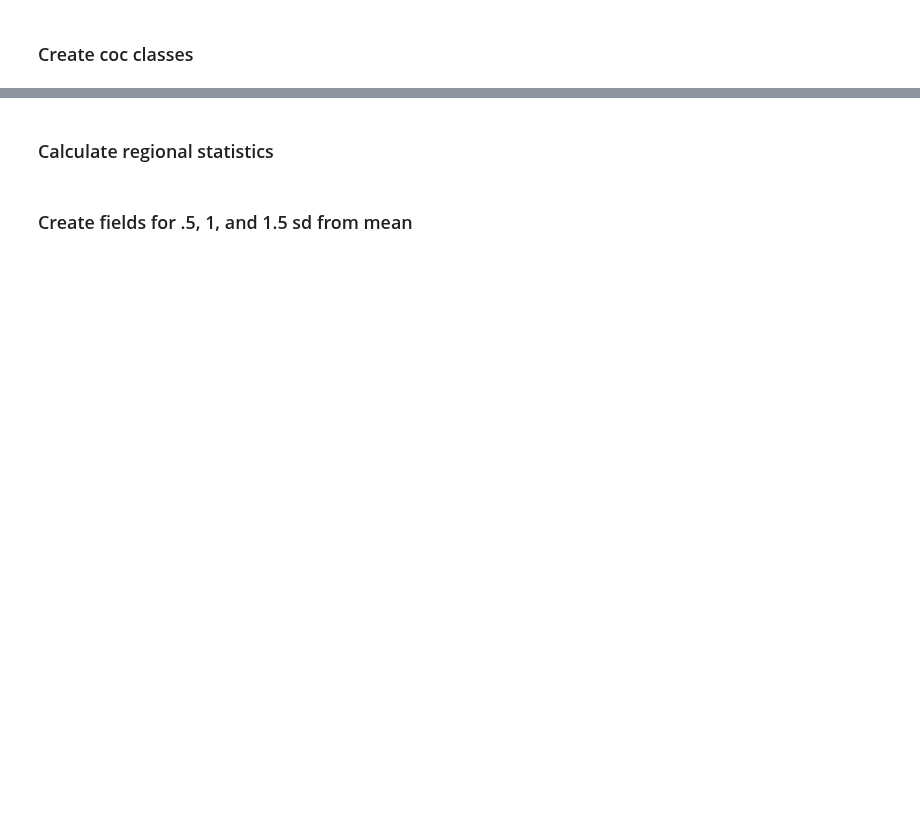
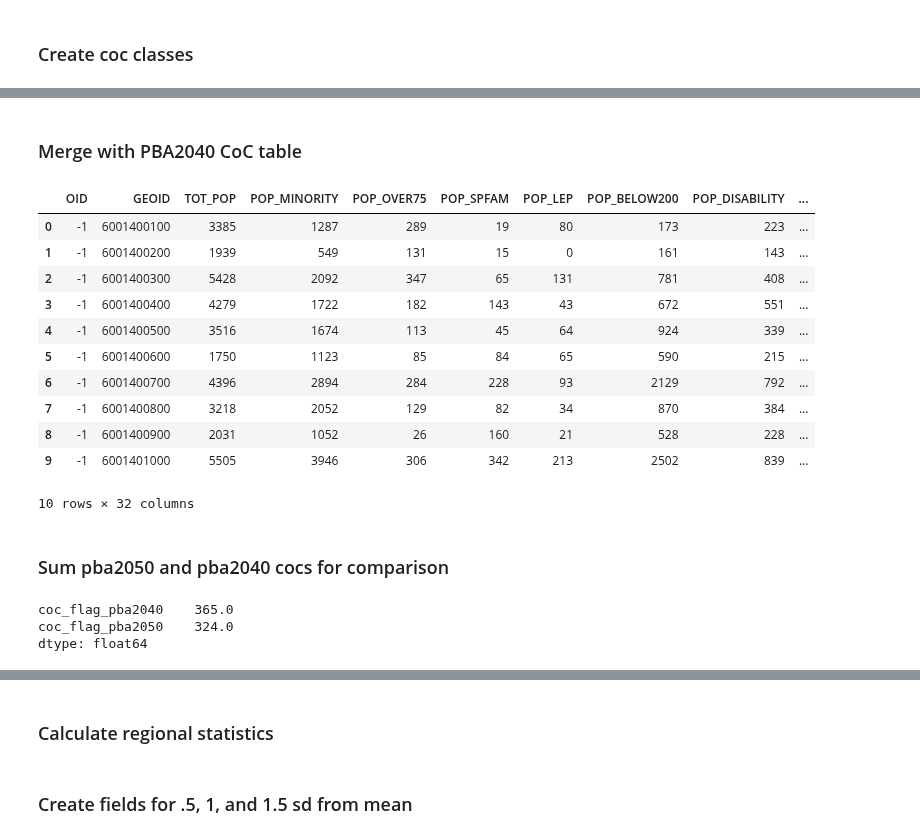
Before and after one commit to BayAreaMetro/Spatial-Analysis-Mapping-Projects, a Jupyter notebook: Project-Documentation/Communities-of-Concern/Communities of Concern 2020 (ACS 2014-2018).ipynb, the cells around one changed output, grey strips where cells are left out. Cells and saved outputs as stored; diff of their text form; code cells hidden in the pictures; blank space fills up the shorter version.

```diff
--- a/Project-Documentation/Communities-of-Concern/Communities of Concern 2020 (ACS 2014-2018).ipynb
+++ b/Project-Documentation/Communities-of-Concern/Communities of Concern 2020 (ACS 2014-2018).ipynb
@@ -316,0 +417,18 @@ acs_df[acs_df['coc_class'] != 'NA']
+# %% [markdown]
+### Merge with PBA2040 CoC table
+# %%
+coc_pba2040 = pd.read_csv('Data/COCs_ACS2014_tbl.csv')
+coc_pba2040.head(10)
+# %% [output]
+|  | OID | GEOID | TOT_POP | POP_MINORITY | POP_OVER75 | POP_SPFAM | POP_LEP | POP_BELOW200 | POP_DISABILITY | ... |
+| 0 | -1 | 6001400100 | 3385 | 1287 | 289 | 19 | 80 | 173 | 223 | ... |
+| 1 | -1 | 6001400200 | 1939 | 549 | 131 | 15 | 0 | 161 | 143 | ... |
+| 2 | -1 | 6001400300 | 5428 | 2092 | 347 | 65 | 131 | 781 | 408 | ... |
+| 3 | -1 | 6001400400 | 4279 | 1722 | 182 | 143 | 43 | 672 | 551 | ... |
+| 4 | -1 | 6001400500 | 3516 | 1674 | 113 | 45 | 64 | 924 | 339 | ... |
+| 5 | -1 | 6001400600 | 1750 | 1123 | 85 | 84 | 65 | 590 | 215 | ... |
+| 6 | -1 | 6001400700 | 4396 | 2894 | 284 | 228 | 93 | 2129 | 792 | ... |
+| 7 | -1 | 6001400800 | 3218 | 2052 | 129 | 82 | 34 | 870 | 384 | ... |
+| 8 | -1 | 6001400900 | 2031 | 1052 | 26 | 160 | 21 | 528 | 228 | ... |
+| 9 | -1 | 6001401000 | 5505 | 3946 | 306 | 342 | 213 | 2502 | 839 | ... |
+10 rows × 32 columns
@@ -316,0 +444,8 @@ acs_df[acs_df['coc_class'] != 'NA']
+# %% [markdown]
+### Sum pba2050 and pba2040 cocs for comparison
+# %%
+coc_pba2050_pba2040_compare[['coc_flag_pba2040','coc_flag_pba2050']].sum()
+# %% [output]
+coc_flag_pba2040    365.0
+coc_flag_pba2050    324.0
+dtype: float64
```
Also changed, not shown: parts of 30 cells of this notebook.
